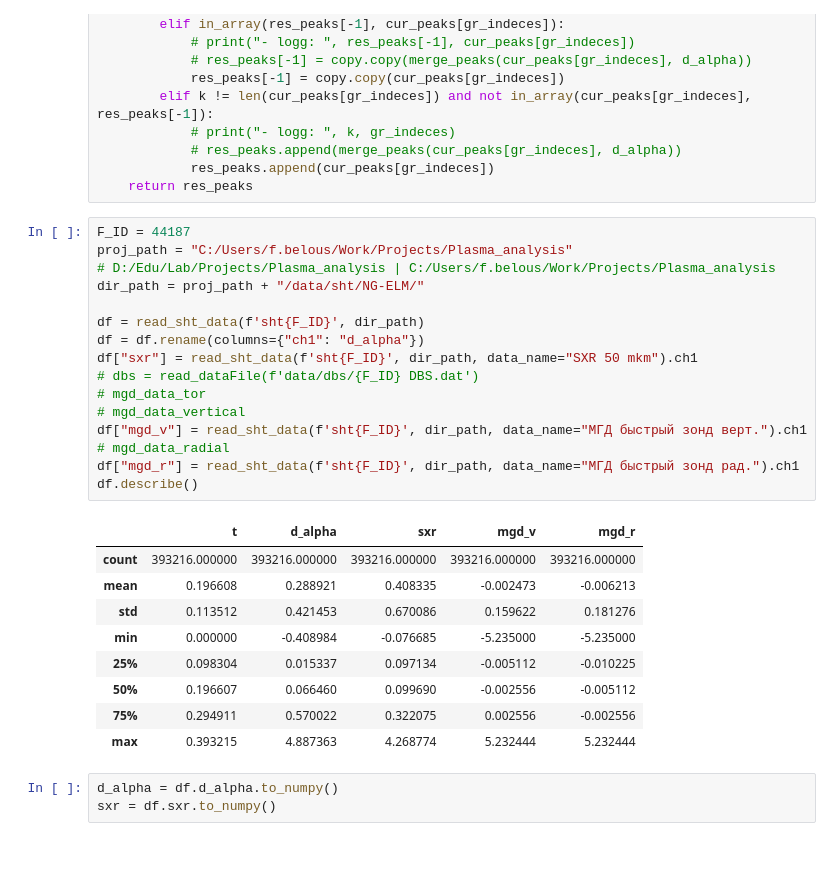
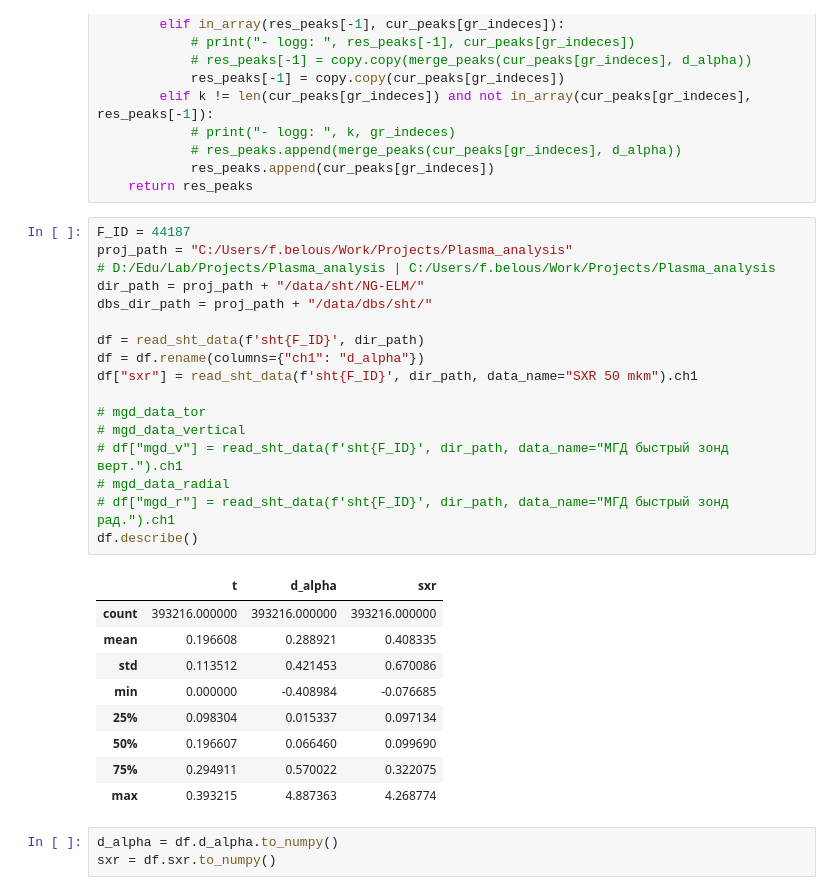
Before and after one commit to feodorrussia/Plasma_analysis, a Jupyter notebook: Marking system.ipynb, the cells around one changed output. Cells and saved outputs as stored; diff of their text form; blank space fills up the shorter version.

```diff
--- a/Marking system.ipynb
+++ b/Marking system.ipynb
@@ -649,29 +649,30 @@ def get_groups_from_signal(d_alpha, d_alpha_f, d_alpha_d2f, l_edge, r_edge):  #
 # %%
 F_ID = 44187
 proj_path = "C:/Users/f.belous/Work/Projects/Plasma_analysis"
 # D:/Edu/Lab/Projects/Plasma_analysis | C:/Users/f.belous/Work/Projects/Plasma_analysis
 dir_path = proj_path + "/data/sht/NG-ELM/"
+dbs_dir_path = proj_path + "/data/dbs/sht/"
 
 df = read_sht_data(f'sht{F_ID}', dir_path)
 df = df.rename(columns={"ch1": "d_alpha"})
 df["sxr"] = read_sht_data(f'sht{F_ID}', dir_path, data_name="SXR 50 mkm").ch1
-# dbs = read_dataFile(f'data/dbs/{F_ID} DBS.dat')
+
 # mgd_data_tor
 # mgd_data_vertical
-df["mgd_v"] = read_sht_data(f'sht{F_ID}', dir_path, data_name="МГД быстрый зонд верт.").ch1
+# df["mgd_v"] = read_sht_data(f'sht{F_ID}', dir_path, data_name="МГД быстрый зонд верт.").ch1
 # mgd_data_radial
-df["mgd_r"] = read_sht_data(f'sht{F_ID}', dir_path, data_name="МГД быстрый зонд рад.").ch1
+# df["mgd_r"] = read_sht_data(f'sht{F_ID}', dir_path, data_name="МГД быстрый зонд рад.").ch1
 df.describe()
 # %% [output]
-|  | t | d_alpha | sxr | mgd_v | mgd_r |
-| count | 393216.000000 | 393216.000000 | 393216.000000 | 393216.000000 | 393216.000000 |
-| mean | 0.196608 | 0.288921 | 0.408335 | -0.002473 | -0.006213 |
-| std | 0.113512 | 0.421453 | 0.670086 | 0.159622 | 0.181276 |
-| min | 0.000000 | -0.408984 | -0.076685 | -5.235000 | -5.235000 |
-| 25% | 0.098304 | 0.015337 | 0.097134 | -0.005112 | -0.010225 |
-| 50% | 0.196607 | 0.066460 | 0.099690 | -0.002556 | -0.005112 |
-| 75% | 0.294911 | 0.570022 | 0.322075 | 0.002556 | -0.002556 |
-| max | 0.393215 | 4.887363 | 4.268774 | 5.232444 | 5.232444 |
+|  | t | d_alpha | sxr |
+| count | 393216.000000 | 393216.000000 | 393216.000000 |
+| mean | 0.196608 | 0.288921 | 0.408335 |
+| std | 0.113512 | 0.421453 | 0.670086 |
+| min | 0.000000 | -0.408984 | -0.076685 |
+| 25% | 0.098304 | 0.015337 | 0.097134 |
+| 50% | 0.196607 | 0.066460 | 0.099690 |
+| 75% | 0.294911 | 0.570022 | 0.322075 |
+| max | 0.393215 | 4.887363 | 4.268774 |
 # %%
 d_alpha = df.d_alpha.to_numpy()
 sxr = df.sxr.to_numpy()
```
Also changed, not shown: parts of 5 cells of this notebook, 1 other file.
